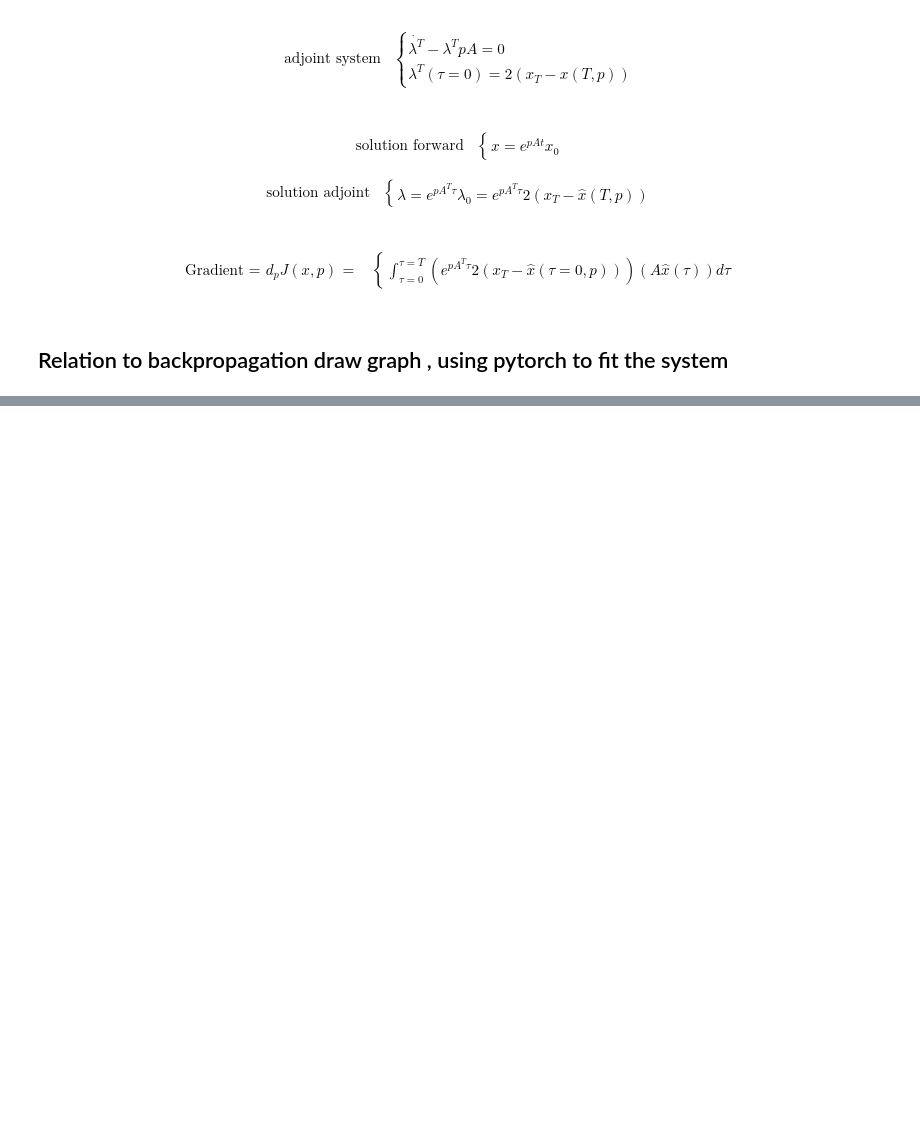
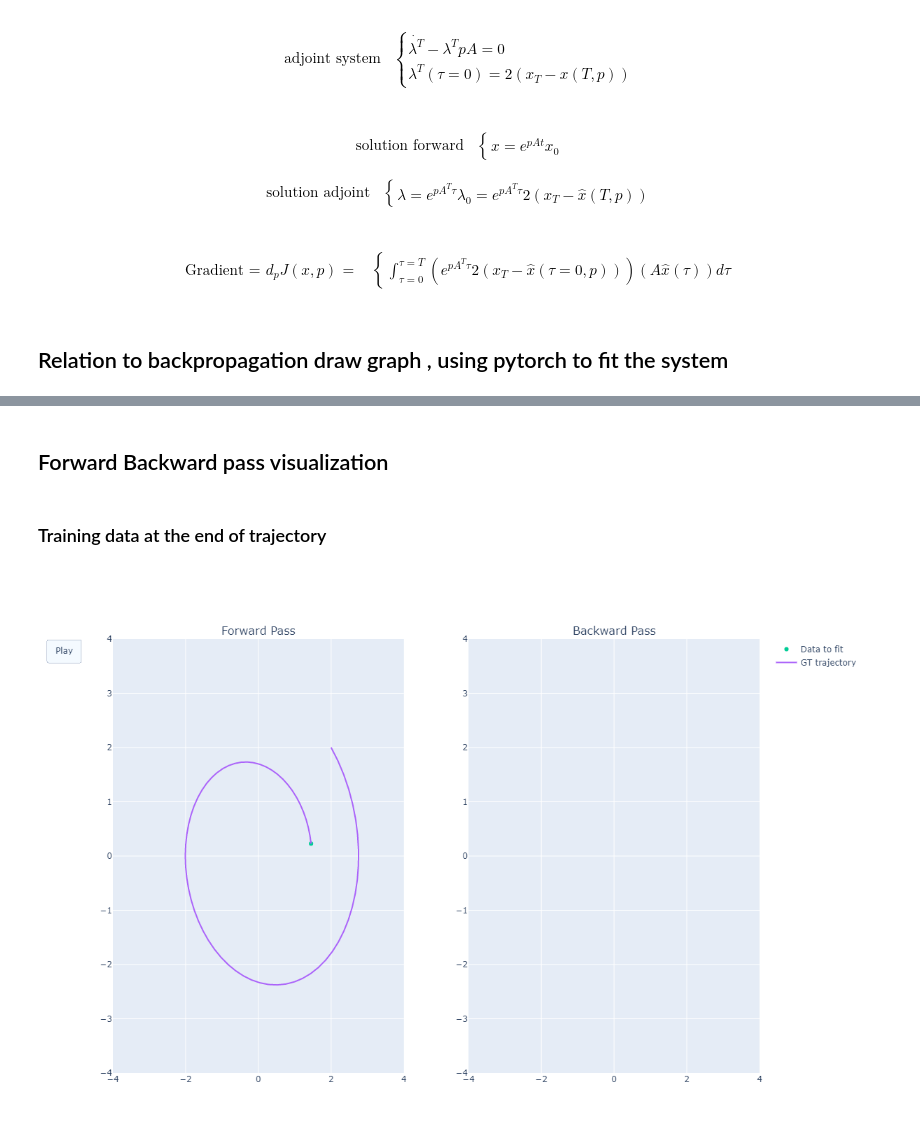
Before and after one commit to jaimelopezgarcia/Adjoint_DL_DS, a Jupyter notebook: main.ipynb, the cells around one changed output, grey strips where cells are left out. Saved outputs shown, nothing was run; the diff lists cells and outputs as text; code cells hidden in the pictures; blank space fills up the shorter version.

```diff
--- a/main.ipynb
+++ b/main.ipynb
@@ -913,0 +435,11 @@ plt.plot(x.numpy()[:,0],y.numpy()[:,0],'.')
+# %% [markdown]
+## Forward Backward pass visualization
+# %% [markdown]
+### Training data at the end of trajectory
+# %%
+from example_adjoint_pytorch import make_figure_fwd_bwd
+
+fig = make_figure_fwd_bwd(x0,T,data, [-1])
+fig.show()
+# %% [output]
+[figure, added]
```
Also changed, not shown: parts of 111 cells of this notebook, 15 other files.
